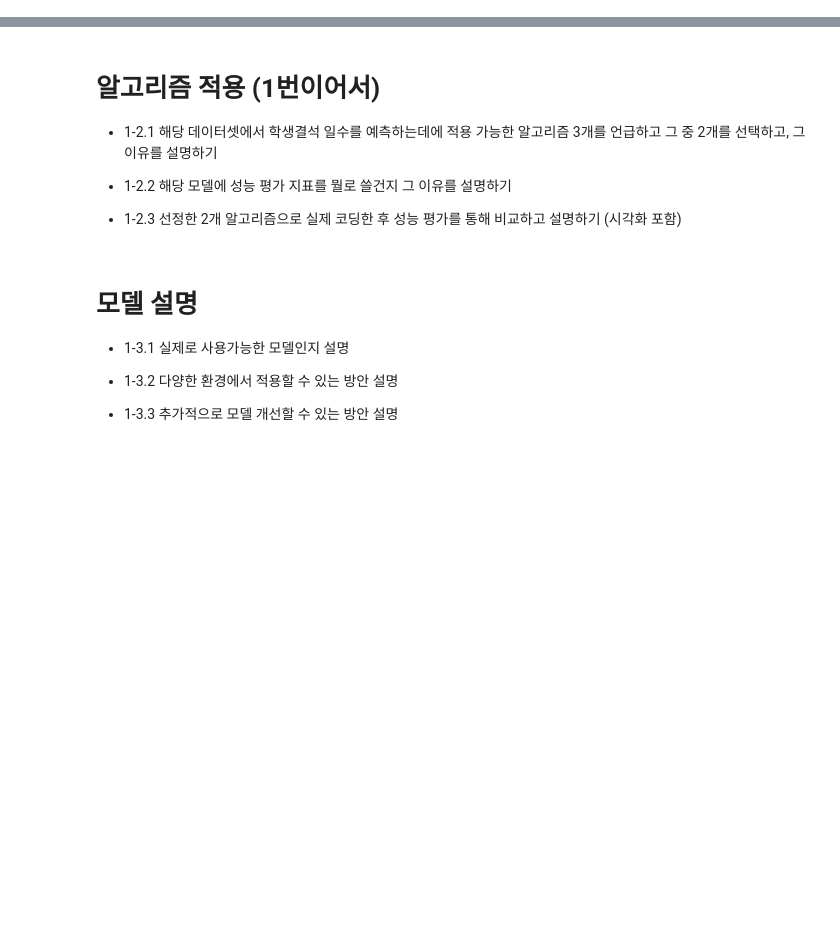
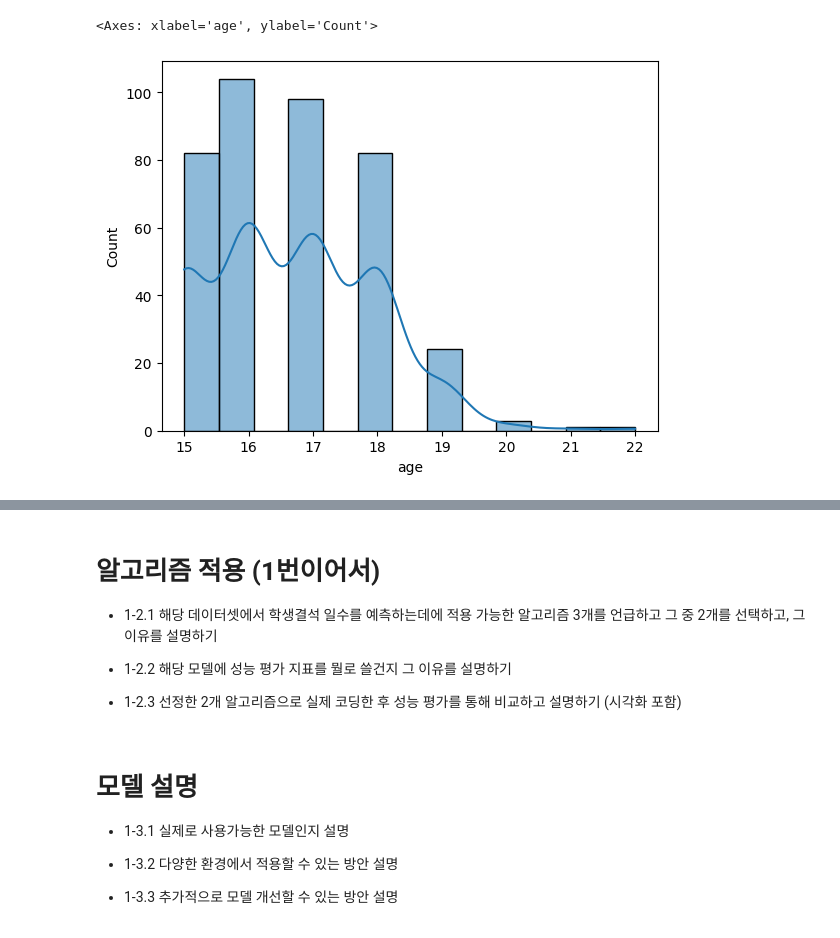
Before and after one commit to GUNWOOOH/ADP_-, a Jupyter notebook: 기출복원/기출복원_ADP24_머신러닝.ipynb, the cells around one changed output, grey strips where cells are left out. Cells and saved outputs as stored; diff of their text form; code cells hidden in the pictures; blank space fills up the shorter version.

```diff
--- a/기출복원/기출복원_ADP24_머신러닝.ipynb
+++ b/기출복원/기출복원_ADP24_머신러닝.ipynb
@@ -16,0 +128,6 @@
+# %%
+# Visualize distribution of `age`
+sns.histplot(x='age', data=df, kde=True)
+# %% [output]
+<Axes: xlabel='age', ylabel='Count'>
+[figure, added]
```
Also changed, not shown: parts of 16 cells of this notebook.
